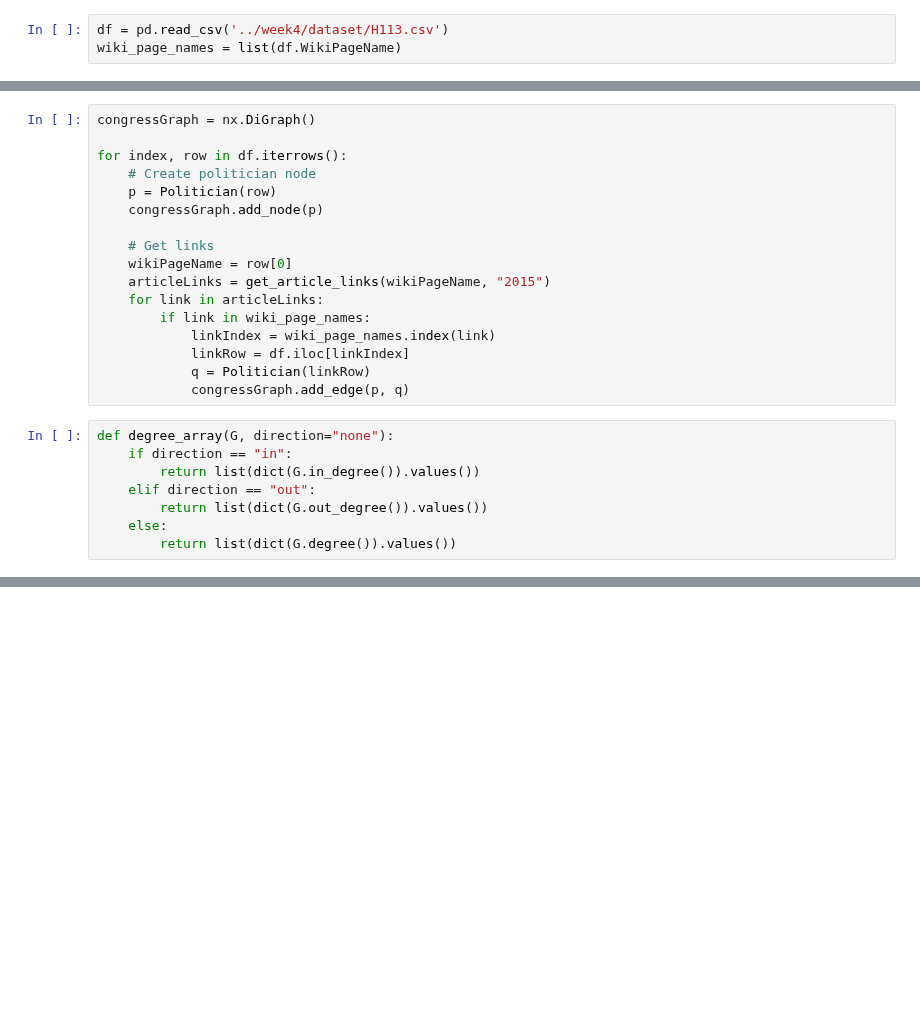
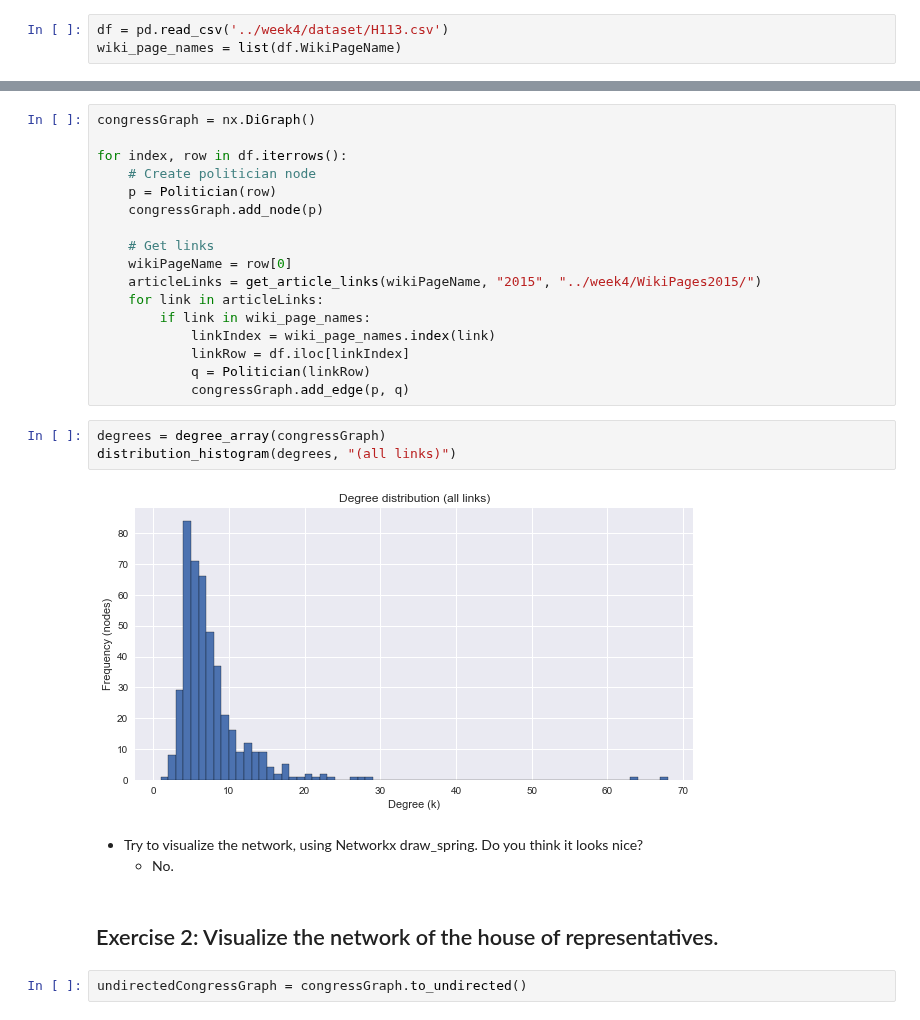
Before and after one commit to thomasnilsson/02805-social-graphs-2018, a Jupyter notebook: week5/part_A.ipynb, the cells around one changed output, grey strips where cells are left out. Drawn from its saved outputs; the diff is of its cells as text; blank space fills up the shorter version.

Commit message:
Week 5, almost done with ex5

```diff
--- a/week5/part_A.ipynb
+++ b/week5/part_A.ipynb
@@ -34,25 +143,0 @@ def get_article_links(name, year):
-# %%
-congressGraph = nx.DiGraph()
-
-for index, row in df.iterrows():
-    # Create politician node
-    p = Politician(row)
-    congressGraph.add_node(p)
-
-    # Get links
-    wikiPageName = row[0]
-    articleLinks = get_article_links(wikiPageName, "2015")
-    for link in articleLinks:
-        if link in wiki_page_names:
-            linkIndex = wiki_page_names.index(link)
-            linkRow = df.iloc[linkIndex]
-            q = Politician(linkRow)
-            congressGraph.add_edge(p, q)
-# %%
-def degree_array(G, direction="none"):
-    if direction == "in":
-        return list(dict(G.in_degree()).values())
-    elif direction == "out":
-        return list(dict(G.out_degree()).values())
-    else:
-        return list(dict(G.degree()).values())
@@ -66,0 +147,29 @@ plt.show()
+# %%
+congressGraph = nx.DiGraph()
+
+for index, row in df.iterrows():
+    # Create politician node
+    p = Politician(row)
+    congressGraph.add_node(p)
+
+    # Get links
+    wikiPageName = row[0]
+    articleLinks = get_article_links(wikiPageName, "2015", "../week4/WikiPages2015/")
+    for link in articleLinks:
+        if link in wiki_page_names:
+            linkIndex = wiki_page_names.index(link)
+            linkRow = df.iloc[linkIndex]
+            q = Politician(linkRow)
+            congressGraph.add_edge(p, q)
+# %%
+degrees = degree_array(congressGraph)
+distribution_histogram(degrees, "(all links)")
+# %% [output]
+[figure, added]
+# %% [markdown]
+* Try to visualize the network, using Networkx draw_spring. Do you think it looks nice?
+     * No.
+# %% [markdown]
+## Exercise 2: Visualize the network of the house of representatives.
+# %%
+undirectedCongressGraph = congressGraph.to_undirected()
```
Also changed, not shown: parts of 74 cells of this notebook, 8 other files.
